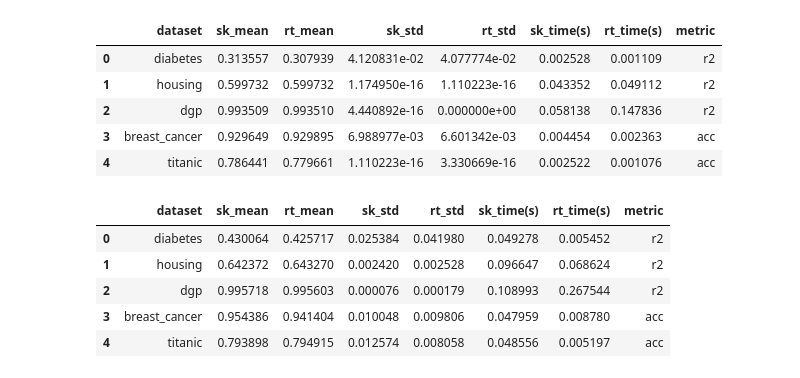
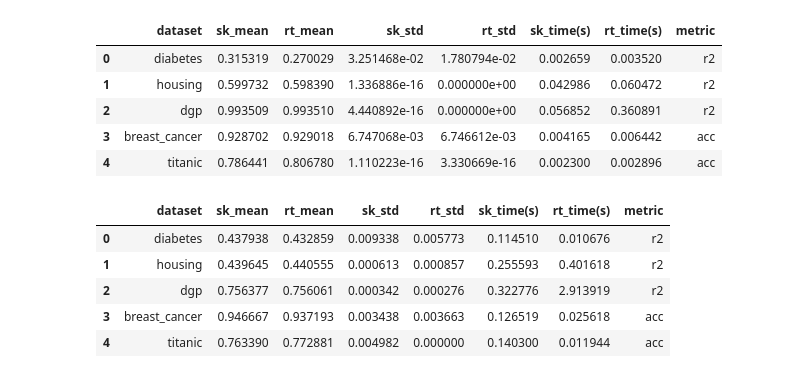
Before and after one commit to tabacof/rust-trees, a Jupyter notebook: python/notebooks/sklearn_vs_rustrees.ipynb, the cells around one changed output. Cells and saved outputs as stored; diff of their text form; code cells hidden in the pictures.

```diff
--- a/python/notebooks/sklearn_vs_rustrees.ipynb
+++ b/python/notebooks/sklearn_vs_rustrees.ipynb
@@ -13,27 +13,28 @@ datasets = {
     "clf": ["breast_cancer", "titanic"]
 }
 # %%
-def evaluate_dataset(dataset, problem, model="dt", max_depth=5, n_estimators=10, n_repeats=100):
+def evaluate_dataset(dataset, problem, model, max_depth, n_repeats, n_estimators=None):
     df_train = pd.read_csv(f"../../datasets/{dataset}_train.csv")
     df_test = pd.read_csv(f"../../datasets/{dataset}_test.csv")
-
-    df_train_rt = rt.from_pandas(df_train)
-    df_test_rt = rt.from_pandas(df_test)
 
     if problem == "reg":
         metric_fn = r2_score
         metric = "r2"
         if model == "dt":
             model_sk = DecisionTreeRegressor(max_depth=max_depth)
+            model_rt = rt_dt.DecisionTreeRegressor(max_depth=max_depth)
         elif model == "rf":
             model_sk = RandomForestRegressor(n_estimators=n_estimators, max_depth=max_depth, n_jobs=-1)
+            model_rt = rt_rf.RandomForestRegressor(n_estimators=n_estimators, max_depth=max_depth)
     elif problem == "clf":
         metric_fn = accuracy_score
         metric = "acc"
         if model == "dt":
             model_sk = DecisionTreeClassifier(max_depth=max_depth)
+            model_rt = rt_dt.DecisionTreeClassifier(max_depth=max_depth)
         elif model == "rf":
             model_sk = RandomForestClassifier(n_estimators=n_estimators, max_depth=max_depth, n_jobs=-1)
+            model_rt = rt_rf.RandomForestClassifier(n_estimators=n_estimators, max_depth=max_depth)
 
     start_time = time.time()
     results_sk = []
@@ -47,29 +48,16 @@ def evaluate_dataset(dataset, problem, model="dt", max_depth=5, n_estimators=10,
     start_time = time.time()
     results_rt = []
     for _ in range(n_repeats):
-        if problem == "reg" and model == "dt":
-            model_rt = DecisionTree.train_reg(df_train_rt, max_depth=max_depth)
-        elif problem == "reg" and model == "rf":
-            model_rt = RandomForest.train_reg(df_train_rt, n_estimators=n_estimators, max_depth=max_depth)
-        elif problem == "clf" and model == "dt":
-            model_rt = DecisionTree.train_clf(df_train_rt, max_depth=max_depth)
-        elif problem == "clf" and model == "rf":
-            model_rt = RandomForest.train_clf(df_train_rt, n_estimators=n_estimators, max_depth=max_depth)
-
-        if problem == "reg":
-            pred_rt = model_rt.predict(df_test_rt)
-            results_rt.append(metric_fn(df_test.target, pred_rt))
-        elif problem == "clf":
-            pred_rt = model_rt.predict(df_test_rt)
-            results_rt.append(metric_fn(df_test.target, np.array(pred_rt) > 0.5))
+        model_rt.fit(df_train.drop("target", axis=1), df_train.target)
+        results_rt.append(metric_fn(df_test.target, model_rt.predict(df_test.drop("target", axis=1))))
     rt_time = (time.time() - start_time)/n_repeats
     rt_mean = np.mean(results_rt)
     rt_std = np.std(results_rt)
 
     return (dataset, sk_mean, rt_mean, sk_std, rt_std, sk_time, rt_time, metric)
 # %%
-results_reg = [evaluate_dataset(d, "reg") for d in datasets["reg"]]
-results_clf = [evaluate_dataset(d, "clf") for d in datasets["clf"]]
+results_reg = [evaluate_dataset(d, "reg", model="dt", max_depth=5, n_repeats=100) for d in datasets["reg"]]
+results_clf = [evaluate_dataset(d, "clf", model="dt", max_depth=5, n_repeats=100) for d in datasets["clf"]]
 results = results_reg + results_clf
 
 cols = "dataset sk_mean rt_mean sk_std rt_std sk_time(s) rt_time(s) metric".split()
@@ -77,23 +65,23 @@ cols = "dataset sk_mean rt_mean sk_std rt_std sk_time(s) rt_time(s) metric".spli
 pd.DataFrame(results, columns=cols)
 # %% [output]
 |  | dataset | sk_mean | rt_mean | sk_std | rt_std | sk_time(s) | rt_time(s) | metric |
-| 0 | diabetes | 0.313557 | 0.307939 | 4.120831e-02 | 4.077774e-02 | 0.002528 | 0.001109 | r2 |
-| 1 | housing | 0.599732 | 0.599732 | 1.174950e-16 | 1.110223e-16 | 0.043352 | 0.049112 | r2 |
-| 2 | dgp | 0.993509 | 0.993510 | 4.440892e-16 | 0.000000e+00 | 0.058138 | 0.147836 | r2 |
-| 3 | breast_cancer | 0.929649 | 0.929895 | 6.988977e-03 | 6.601342e-03 | 0.004454 | 0.002363 | acc |
-| 4 | titanic | 0.786441 | 0.779661 | 1.110223e-16 | 3.330669e-16 | 0.002522 | 0.001076 | acc |
+| 0 | diabetes | 0.315319 | 0.270029 | 3.251468e-02 | 1.780794e-02 | 0.002659 | 0.003520 | r2 |
+| 1 | housing | 0.599732 | 0.598390 | 1.336886e-16 | 0.000000e+00 | 0.042986 | 0.060472 | r2 |
+| 2 | dgp | 0.993509 | 0.993510 | 4.440892e-16 | 0.000000e+00 | 0.056852 | 0.360891 | r2 |
+| 3 | breast_cancer | 0.928702 | 0.929018 | 6.747068e-03 | 6.746612e-03 | 0.004165 | 0.006442 | acc |
+| 4 | titanic | 0.786441 | 0.806780 | 1.110223e-16 | 3.330669e-16 | 0.002300 | 0.002896 | acc |
 # %%
-results_reg = [evaluate_dataset(d, "reg", model="rf", n_repeats=10) for d in datasets["reg"]]
-results_clf = [evaluate_dataset(d, "clf", model="rf", n_repeats=10) for d in datasets["clf"]]
+results_reg = [evaluate_dataset(d, "reg", model="rf", max_depth=2, n_estimators=100, n_repeats=10) for d in datasets["reg"]]
+results_clf = [evaluate_dataset(d, "clf", model="rf", max_depth=2, n_estimators=100, n_repeats=10) for d in datasets["clf"]]
 results = results_reg + results_clf
 
 cols = "dataset sk_mean rt_mean sk_std rt_std sk_time(s) rt_time(s) metric".split()
 
 pd.DataFrame(results, columns=cols)
 # %% [output]
 |  | dataset | sk_mean | rt_mean | sk_std | rt_std | sk_time(s) | rt_time(s) | metric |
-| 0 | diabetes | 0.430064 | 0.425717 | 0.025384 | 0.041980 | 0.049278 | 0.005452 | r2 |
-| 1 | housing | 0.642372 | 0.643270 | 0.002420 | 0.002528 | 0.096647 | 0.068624 | r2 |
-| 2 | dgp | 0.995718 | 0.995603 | 0.000076 | 0.000179 | 0.108993 | 0.267544 | r2 |
-| 3 | breast_cancer | 0.954386 | 0.941404 | 0.010048 | 0.009806 | 0.047959 | 0.008780 | acc |
-| 4 | titanic | 0.793898 | 0.794915 | 0.012574 | 0.008058 | 0.048556 | 0.005197 | acc |
+| 0 | diabetes | 0.437938 | 0.432859 | 0.009338 | 0.005773 | 0.114510 | 0.010676 | r2 |
+| 1 | housing | 0.439645 | 0.440555 | 0.000613 | 0.000857 | 0.255593 | 0.401618 | r2 |
+| 2 | dgp | 0.756377 | 0.756061 | 0.000342 | 0.000276 | 0.322776 | 2.913919 | r2 |
+| 3 | breast_cancer | 0.946667 | 0.937193 | 0.003438 | 0.003663 | 0.126519 | 0.025618 | acc |
+| 4 | titanic | 0.763390 | 0.772881 | 0.004982 | 0.000000 | 0.140300 | 0.011944 | acc |
```
Also changed, not shown: parts of 1 cell of this notebook, 9 other files.
